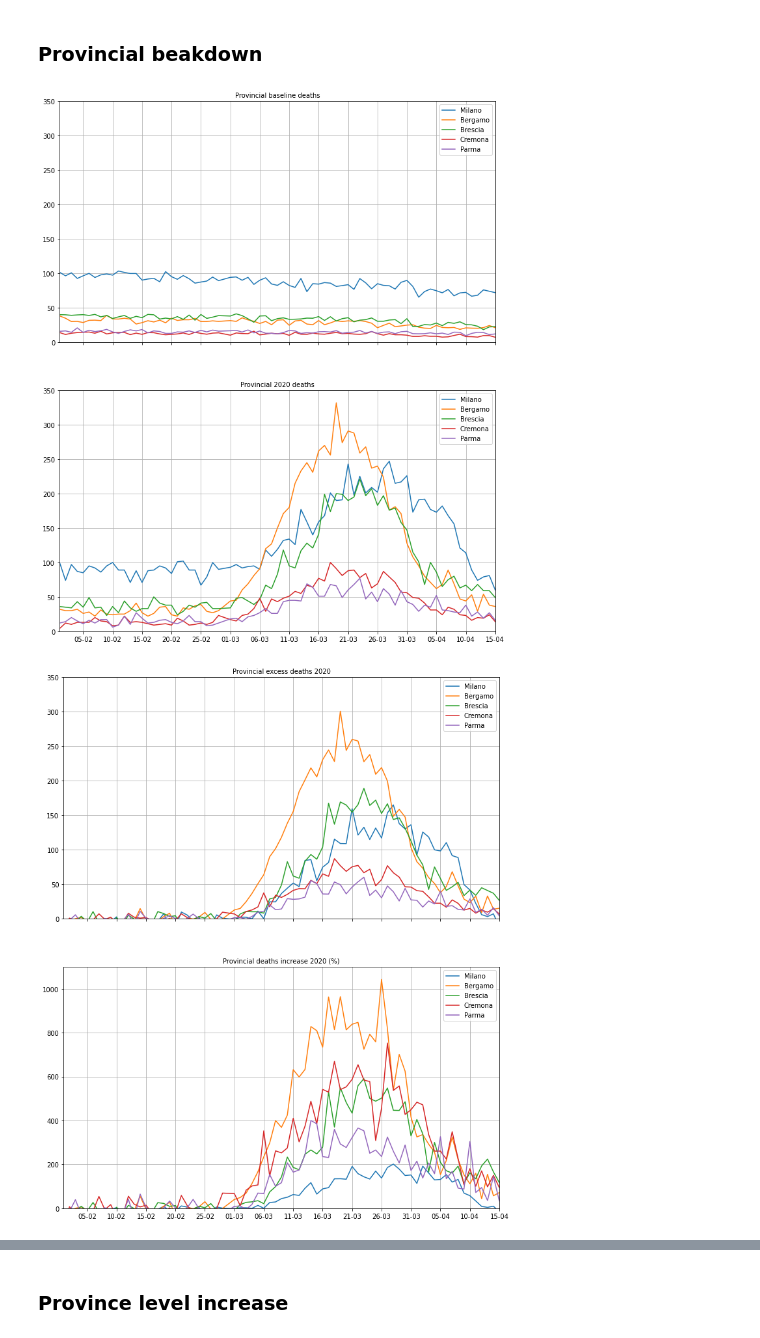
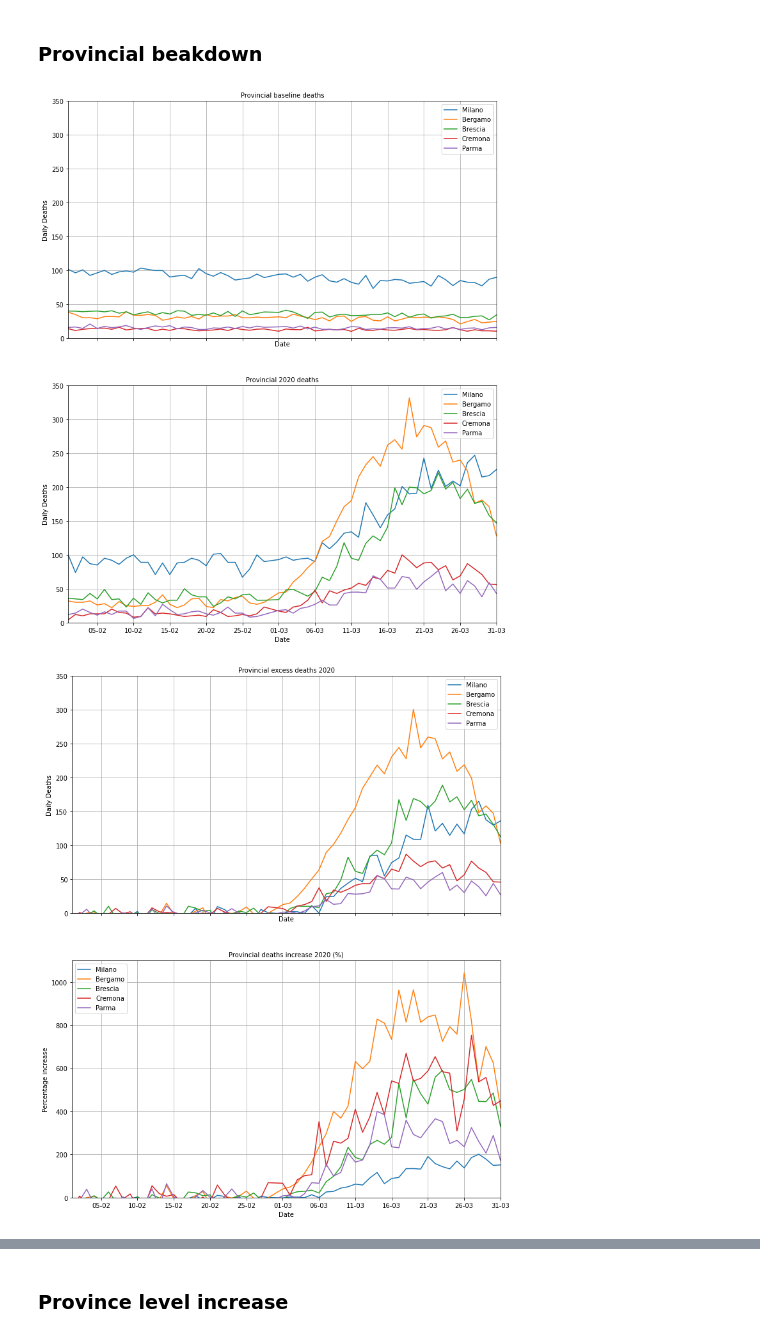
Before and after one commit to Andrampa/covid_analysis, a Jupyter notebook: Calculating_real_COVID_death_toll.ipynb, the cells around one changed output, grey strips where cells are left out. Drawn from its saved outputs; the diff is of its cells as text; code cells hidden in the pictures.

```diff
--- a/Calculating_real_COVID_death_toll.ipynb
+++ b/Calculating_real_COVID_death_toll.ipynb
@@ -8,8 +8,10 @@ from matplotlib.dates import DateFormatter
 import matplotlib.dates as mdates
 params = {'axes.grid': True,
           'axes.titlesize': 10,
-          'axes.labelsize' : 9,
-          'figure.figsize' : [12, 5]}
+          'axes.labelsize' : 10,
+          'figure.figsize' : [12, 5],
+          'xtick.labelsize' : 10,
+          'ytick.labelsize' : 10}
 plt.rcParams.update(params)
 # %% [markdown]
 ### Preparing the data
@@ -23,8 +25,8 @@ df.rename({"REG": "reg_code","NOME_REGIONE": "reg_name", "NOME_PROVINCIA": "prov
 df_sampled = df[df['deaths_2020']!='n.d.'].copy()
 df_sampled['deaths_2020'] = df_sampled['deaths_2020'].astype(int)
 # %%
-df_sampled = df_sampled[df_sampled['mmdd']>131]#.copy() #keep only from 1 feb
-df_sampled = df_sampled[df_sampled['mmdd']<416]#.copy() #keep only until first of april
+df_sampled = df_sampled[df_sampled['mmdd']>131]#.copy() #keep only from 1st feb
+df_sampled = df_sampled[df_sampled['mmdd']<401]#.copy() #keep only until 1st apr
 # %%
 df_sampled['baseline_deaths'] = df_sampled[['deaths_2019', 'deaths_2018','deaths_2017','deaths_2016','deaths_2015']].mean(axis=1)
 df_sampled['excess_deaths'] = df_sampled['deaths_2020'] - df_sampled['baseline_deaths']
@@ -96,0 +110,26 @@ df_regions_dataseries_filtered = df_regions_dataseries[df_regions_dataseries['re
+# %%
+df_regions_dataseries = df_sampled.groupby(by=['reg_code','date',"reg_name"], as_index=False)[['excess_deaths','baseline_deaths','deaths_2020']].sum()
+df_regions_dataseries['perc_excess'] = df_regions_dataseries['excess_deaths'] / df_regions_dataseries['baseline_deaths'] * 100
+df_regions_sum = df_sampled.groupby(by=['reg_code',"reg_name"], as_index=False)['excess_deaths'].sum()
+most_affected_regions = df_regions_sum.nlargest(6, columns=['excess_deaths'])
+df_regions_dataseries_filtered = df_regions_dataseries[df_regions_dataseries['reg_code'].isin(most_affected_regions.reg_code)]
+#create charts
+fig, (ax1, ax2) = plt.subplots(nrows=2, ncols=1, sharex=True, figsize=(12, 15))
+for key, grp in df_regions_dataseries_filtered.groupby(['reg_code']):
+    ax1.plot(grp['date'], grp['baseline_deaths'], label=grp['reg_name'].iloc[0])
+    ax2.plot(grp['date'], grp['deaths_2020'], label=grp['reg_name'].iloc[0])
+date_form = DateFormatter("%d-%m")
+ax1.xaxis.set_major_formatter(date_form)
+ax1.xaxis.set_major_locator(mdates.DayLocator(interval=5))
+handles, labels = plt.gca().get_legend_handles_labels()
+by_label = dict(zip(labels, handles))
+ax1.legend(by_label.values(), by_label.keys(), loc='best', ncol=1)
+ax2.legend(by_label.values(), by_label.keys(), loc='best', ncol=1)
+ax1.set(title='Regional baseline deaths')
+ax2.set(title='Regional 2020 deaths')
+ax1.set_xlim([grp['date'].iloc[0], grp['date'].iloc[-1]])
+ax1.set_ylim([0, 1150])
+ax2.set_ylim([0, 1150])
+plt.setp((ax1, ax2), ylabel='Daily Deaths')
+plt.setp((ax1, ax2), xlabel='Date')
+plt.show()
@@ -160,26 +239,31 @@ ax2.set(title='Provincial 2020 deaths')
 ax1.set_xlim([grp['date'].iloc[0], grp['date'].iloc[-1]])
 ax1.set_ylim([0, 350])
 ax2.set_ylim([0, 350])
+plt.setp((ax1, ax2), ylabel='Daily Deaths')
+plt.setp((ax1, ax2), xlabel='Date')
 plt.show()
 # %% [output]
-[figure, old version]
+[figure, new version]
 # %%
 fig, (ax1, ax2) = plt.subplots(nrows = 2, ncols = 1,sharex=True,figsize=(12, 15))
 for key, grp in df_provinces_dataseries.groupby(['PROV']):
     ax1.plot(grp['date'], grp['excess_deaths'], label = grp['prov_name'].iloc[0])
     ax2.plot(grp['date'], grp['perc_excess'], label=grp['prov_name'].iloc[0])
 date_form = DateFormatter("%d-%m")
 ax1.xaxis.set_major_formatter(date_form)
 ax1.xaxis.set_major_locator(mdates.DayLocator(interval = 5))
 handles, labels = plt.gca().get_legend_handles_labels()
 by_label = dict(zip(labels, handles))
 ax1.legend(by_label.values(), by_label.keys(),loc='best',ncol=1)
 ax2.legend(by_label.values(), by_label.keys(),loc='best',ncol=1)
 ax1.set(title='Provincial excess deaths 2020')
 ax2.set(title='Provincial deaths increase 2020 (%)')
 ax1.set_xlim([grp['date'].iloc[0], grp['date'].iloc[-1]])
 ax1.set_ylim([0, 350])
 ax2.set_ylim([0, 1100])
+plt.setp((ax1), ylabel='Daily Deaths')
+plt.setp((ax2), ylabel='Percentage increase')
+plt.setp((ax1, ax2), xlabel='Date')
 plt.show()
 # %% [output]
-[figure, old version]
+[figure, new version]
```
Also changed, not shown: parts of 23 cells of this notebook.
